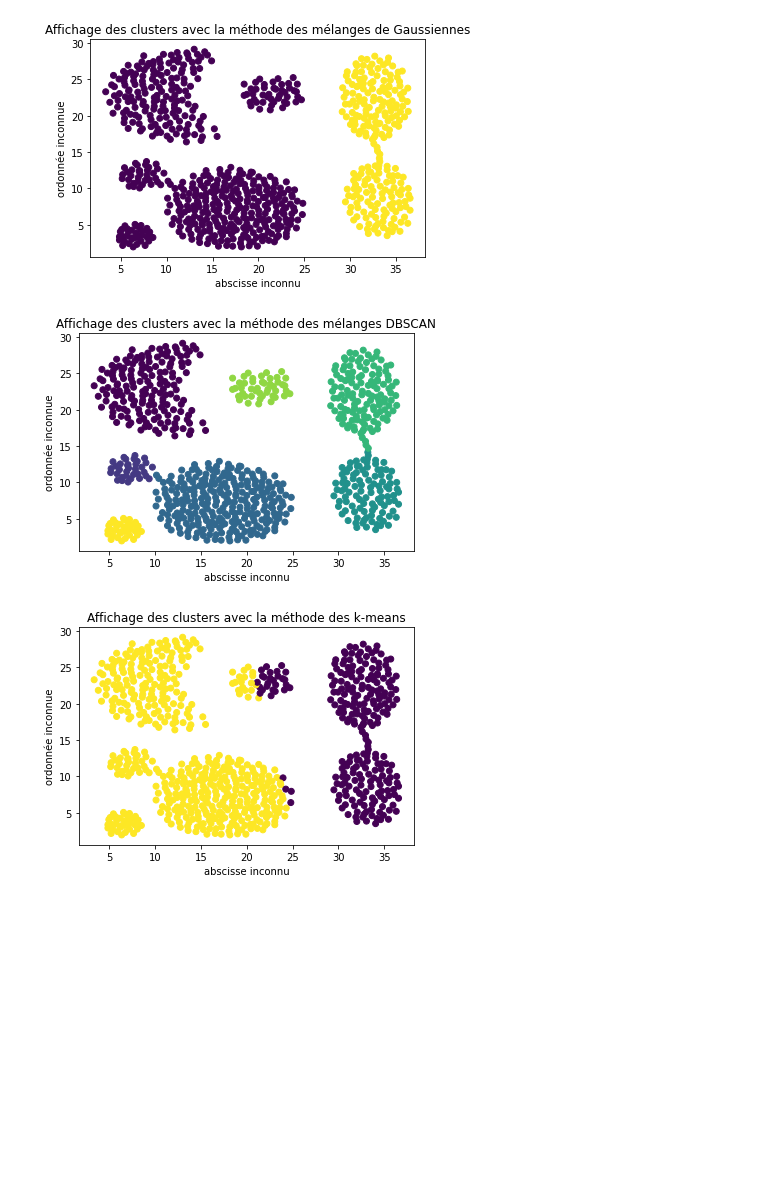
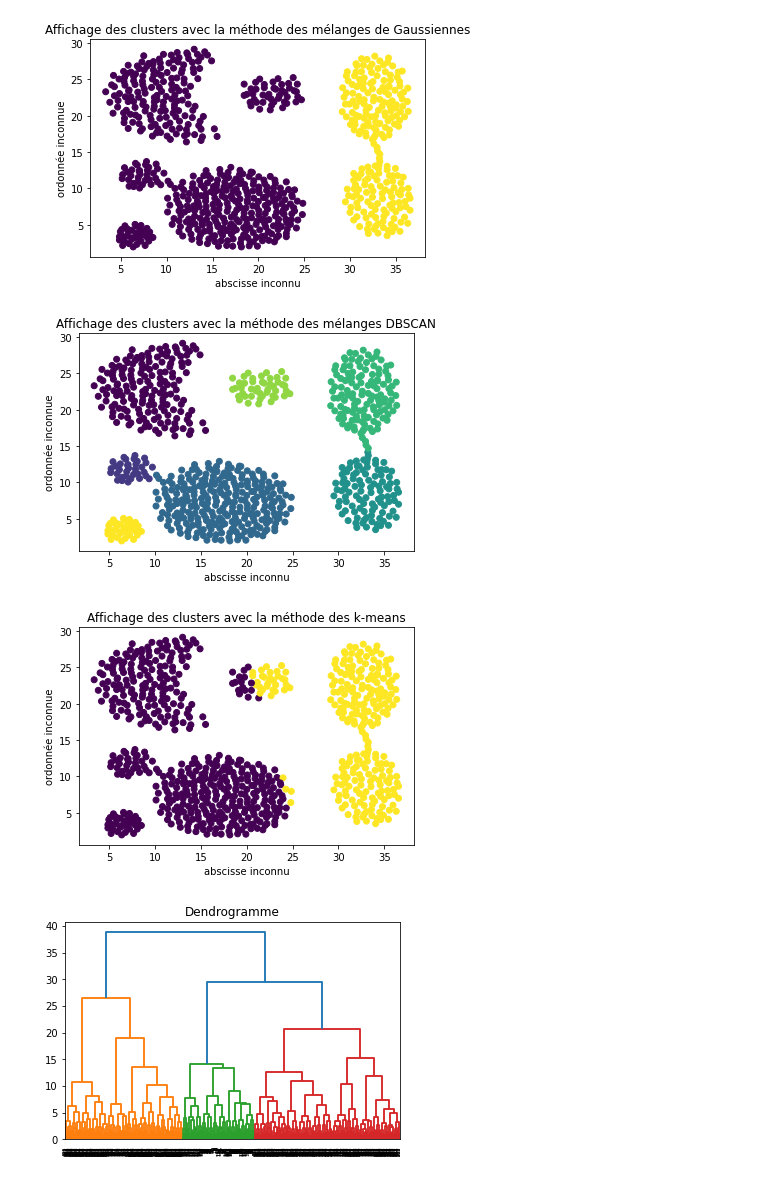
Before and after one commit to EvanEpivent5/odata, a Jupyter notebook: scripts/intro.ipynb, the cells around one changed output. Cells and saved outputs as stored; diff of their text form; code cells hidden in the pictures; blank space fills up the shorter version.

```diff
--- a/scripts/intro.ipynb
+++ b/scripts/intro.ipynb
@@ -73,28 +72,55 @@ def kmeans(file, nb_clusters, init, n_init):
+# %%
+# Fonction permettant d'effectuer le clustering avec la méthode classification hiérarchique ascendante.min_samples
+
+def hierarchique(data,method,metric,nb_clusters_max):
+
+    X_train = pd.read_csv("../src/"+file[:-4]+"_out.txt")
+    l=linkage(X_train,method,metric)
+    f=fcluster(l,criterion='maxclust',t=nb_clusters_max)
+
+
+    d=dendrogram(l)
+    dendrogram(l)
+    plt.title("Dendrogramme")
+    plt.show()
+    plt.scatter(X_train.iloc[:,0],X_train.iloc[:,1],c=f)
+
+    try :
+        rand_value = str(metrics.adjusted_rand_score(X_train.iloc[:, 2], labels))
+    except :
+        rand_value = "NaN"
+
+    return rand_value
 # %%
 # Traitement du fichier jain.txt :
 
 file = "Aggregation.txt"
-# Nombre de clusters pour les méthode du mélange des Gaussiennes et du k-means.
+# Nombre de clusters pour les méthode du mélange des Gaussiennes, k-means et CHA.
 nb_clusters = 2
 # Distance pour la méthode DBSCAN.
 eps = 2
 # Nombre minimum de voisins pour la méthode DBSCAN.
 min_samples = 3
 # Méthode de calcul du k-means.
 init = "k-means++"
 # Nombre de clusters à l'initialisation.
 n_init = 2
+# Metrique utilisée
+metric = "euclidean"
+#Methode utilisée parle le CHA
+method = "complete"
 
 rand_value_gmm = gmm(file, nb_clusters)
 rand_value_dbscan = dbscan(file, eps, min_samples)
 rand_value_kmeans = kmeans(file, nb_clusters, init, n_init)
-
-print("-----------------------------------------")
-print("| ############## | gmm | dbscan | kmeans |")
-print("-----------------------------------------")
-print("| indice de Rand | "+str(rand_value_gmm)+" |   "+str(rand_value_dbscan)+"  |   "+str(rand_value_kmeans)+"  |")
-print("-----------------------------------------")
+rand_value_hierarchique = hierarchique(file, method, metric, nb_clusters)
+print("-------------------------------------------------")
+print("| ############## | gmm | dbscan | kmeans |   CHA  |")
+print("-------------------------------------------------")
+print("| indice de Rand | "+str(rand_value_gmm)+" |   "+str(rand_value_dbscan)+"  |   "+str(rand_value_kmeans)+"  |   "+str(rand_value_hierarchique)+"  |")
+print("-------------------------------------------------")
 # %% [output]
 [figure]
 [figure]
-[figure, old version]
+[figure, new version]
+[figure, added]
```
Also changed, not shown: parts of 3 cells of this notebook.
